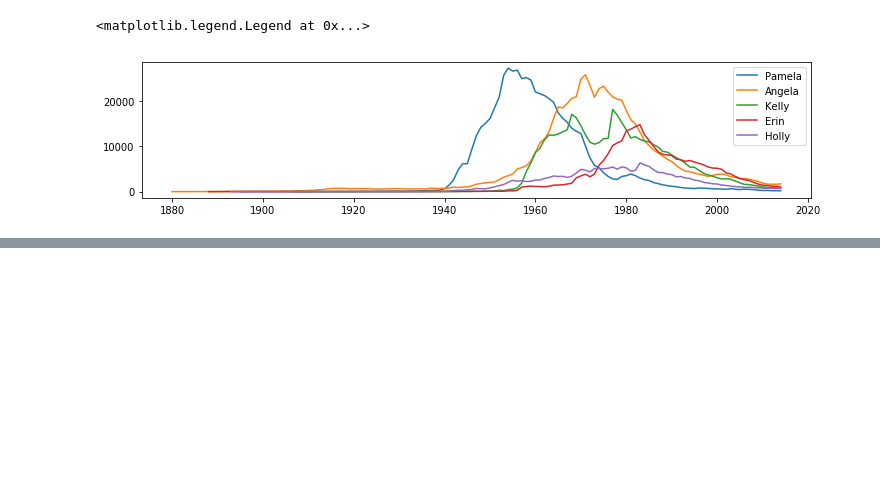
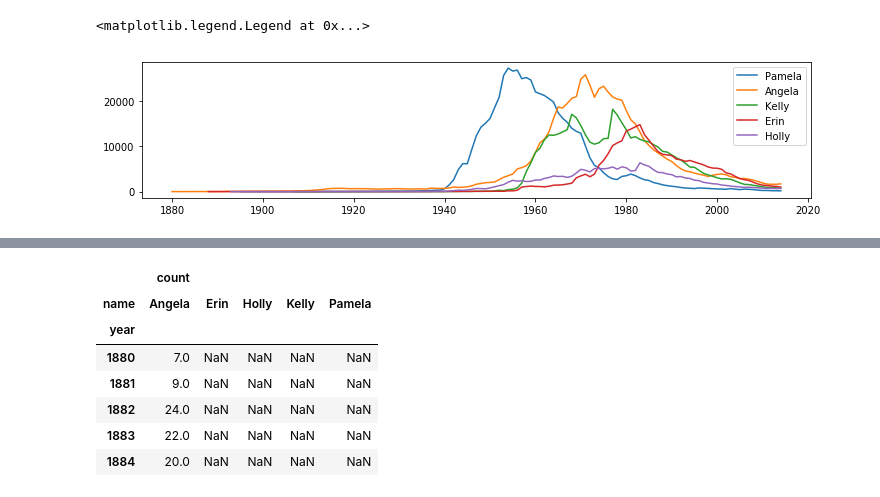
Before and after one commit to prerna-p/data-science, a Jupyter notebook: analyzing_baby_names.ipynb, the cells around one changed output, grey strips where cells are left out. Saved outputs shown, nothing was run; the diff lists cells and outputs as text; code cells hidden in the pictures; blank space fills up the shorter version.

Commit message:
exercise on popular names

```diff
--- a/analyzing_baby_names.ipynb
+++ b/analyzing_baby_names.ipynb
@@ -139,6 +139,3 @@ plt.legend(names)
 # %% [output]
 <matplotlib.legend.Legend at 0x...>
 [figure]
-# %%
-# most popular girl names
-all_years_indexed.loc['F',:,2011].sortlevel=1,ascending=False).fillna(0).head()
@@ -165,0 +142,11 @@ all_years_indexed.loc['F',:,2011].sortlevel=1,ascending=False).fillna(0).head()
+# %%
+all_years_indexed.loc['F'].loc[names].head()
+# %% [output]
+|  | count |  |  |  |  |
+| name | Angela | Erin | Holly | Kelly | Pamela |
+| year |  |  |  |  |  |
+| 1880 | 7.0 | NaN | NaN | NaN | NaN |
+| 1881 | 9.0 | NaN | NaN | NaN | NaN |
+| 1882 | 24.0 | NaN | NaN | NaN | NaN |
+| 1883 | 22.0 | NaN | NaN | NaN | NaN |
+| 1884 | 20.0 | NaN | NaN | NaN | NaN |
```
Also changed, not shown: parts of 10 cells of this notebook.
